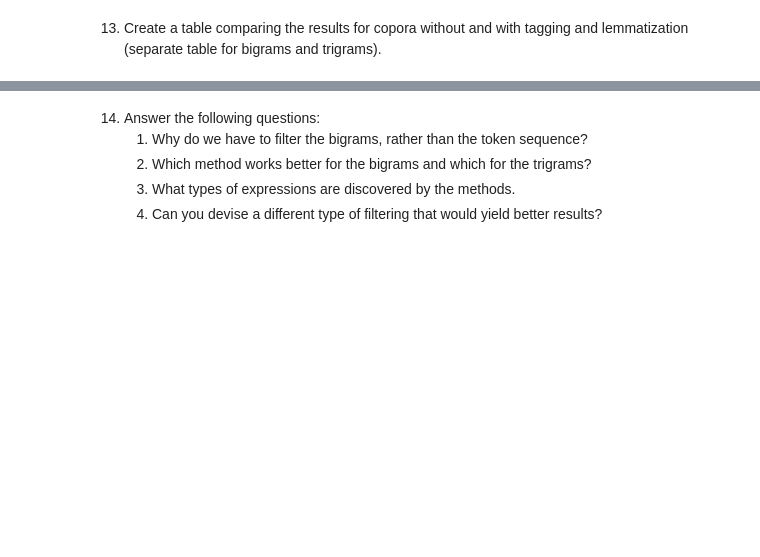
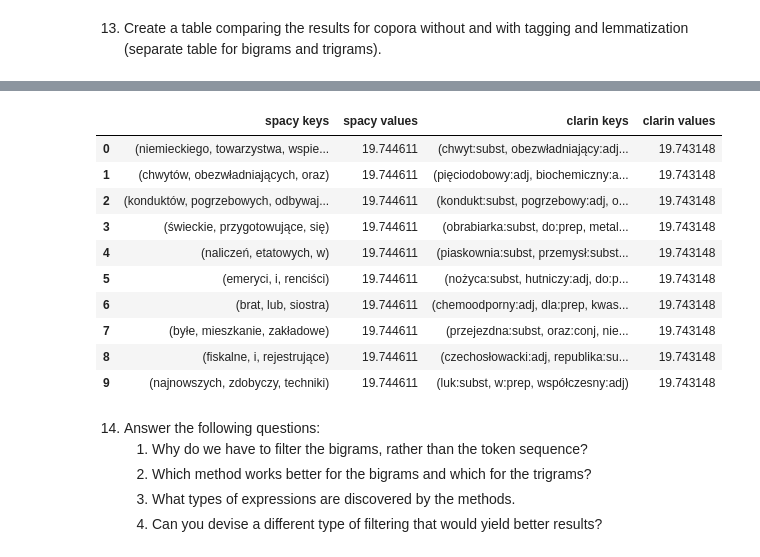
Before and after one commit to PKopel/nlp, a Jupyter notebook: 4-multiword.ipynb, the cells around one changed output, grey strips where cells are left out. Saved outputs shown, nothing was run; the diff lists cells and outputs as text; code cells hidden in the pictures; blank space fills up the shorter version.

```diff
--- a/4-multiword.ipynb
+++ b/4-multiword.ipynb
@@ -196,0 +351,5 @@ top_10_5
+# %%
+
+freq_tri_xml = dict(filter(lambda elem: elem[0][0].split(':')[0].isalpha() and elem[0][1].split(
+    ':')[0].isalpha() and elem[0][2].split(':')[0].isalpha(), freq_tri_xml.items()))
+freq_tri_xml
@@ -197,3 +374,19 @@ top_10_5
 # %% [markdown]
 12. Use PMI (with 5 occurrence threshold) to compute top 10 results for the trigrams. Devise a method for computing the values, based on the
    results for bigrams.
+# %%
+def get_pmi_tri(wf,bf,tf):
+    wt = sum(wf.values())
+    bt = sum(bf.values())
+    tt = sum(tf.values())
+    def pmi(a: str, b: str,c: str) -> float:
+        pa = wf[a]/wt
+        pbc = bf[(b,c)]/bt
+        pabc = tf[(a,b,c)]/tt
+        return log2(pabc/(pa*pbc))
+    return pmi
+# %%
+pmi_tri = get_pmi_tri(word_freq, freq, freq_tri)
+trigram_5_pmi = {trigram: pmi_tri(*trigram) for (trigram,count) in freq_tri.items() if count > 4}
+tri_top_10_5 = list(sorted(trigram_5_pmi.items(), key=lambda item: item[1], reverse=True))[:10]
+tri_top_10_5
@@ -199,0 +404,5 @@ top_10_5
+# %%
+pmi_tri_xml = get_pmi_tri(word_xml_freq, freq_xml, freq_tri_xml)
+trigram_5_pmi_xml = {trigram: pmi_tri_xml(*trigram) for (trigram,count) in freq_tri_xml.items() if count > 4}
+tri_top_10_5_xml = list(sorted(trigram_5_pmi_xml.items(), key=lambda item: item[1], reverse=True))[:10]
+tri_top_10_5_xml
@@ -202,3 +443,20 @@ top_10_5
+# %%
+top_10_5_tri_keys, top_10_5_tri_values = zip(*tri_top_10_5)
+top_10_5_tri_xml_keys, top_10_5_tri_xml_values = zip(*tri_top_10_5_xml)
+
+pd.DataFrame({ 'spacy keys' :top_10_5_tri_keys, 'spacy values': top_10_5_tri_values, 'clarin keys': top_10_5_tri_xml_keys, 'clarin values': top_10_5_tri_xml_values})
+# %% [output]
+|  | spacy keys | spacy values | clarin keys | clarin values |
+| 0 | (niemieckiego, towarzystwa, wspie... | 19.744611 | (chwyt:subst, obezwładniający:adj... | 19.743148 |
+| 1 | (chwytów, obezwładniających, oraz) | 19.744611 | (pięciodobowy:adj, biochemiczny:a... | 19.743148 |
+| 2 | (konduktów, pogrzebowych, odbywaj... | 19.744611 | (kondukt:subst, pogrzebowy:adj, o... | 19.743148 |
+| 3 | (świeckie, przygotowujące, się) | 19.744611 | (obrabiarka:subst, do:prep, metal... | 19.743148 |
+| 4 | (naliczeń, etatowych, w) | 19.744611 | (piaskownia:subst, przemysł:subst... | 19.743148 |
+| 5 | (emeryci, i, renciści) | 19.744611 | (nożyca:subst, hutniczy:adj, do:p... | 19.743148 |
+| 6 | (brat, lub, siostra) | 19.744611 | (chemoodporny:adj, dla:prep, kwas... | 19.743148 |
+| 7 | (byłe, mieszkanie, zakładowe) | 19.744611 | (przejezdna:subst, oraz:conj, nie... | 19.743148 |
+| 8 | (fiskalne, i, rejestrujące) | 19.744611 | (czechosłowacki:adj, republika:su... | 19.743148 |
+| 9 | (najnowszych, zdobyczy, techniki) | 19.744611 | (luk:subst, w:prep, współczesny:adj) | 19.743148 |
 # %% [markdown]
 14. Answer the following questions:
       1. Why do we have to filter the bigrams, rather than the token sequence?
```
Also changed, not shown: parts of 12 cells of this notebook.
